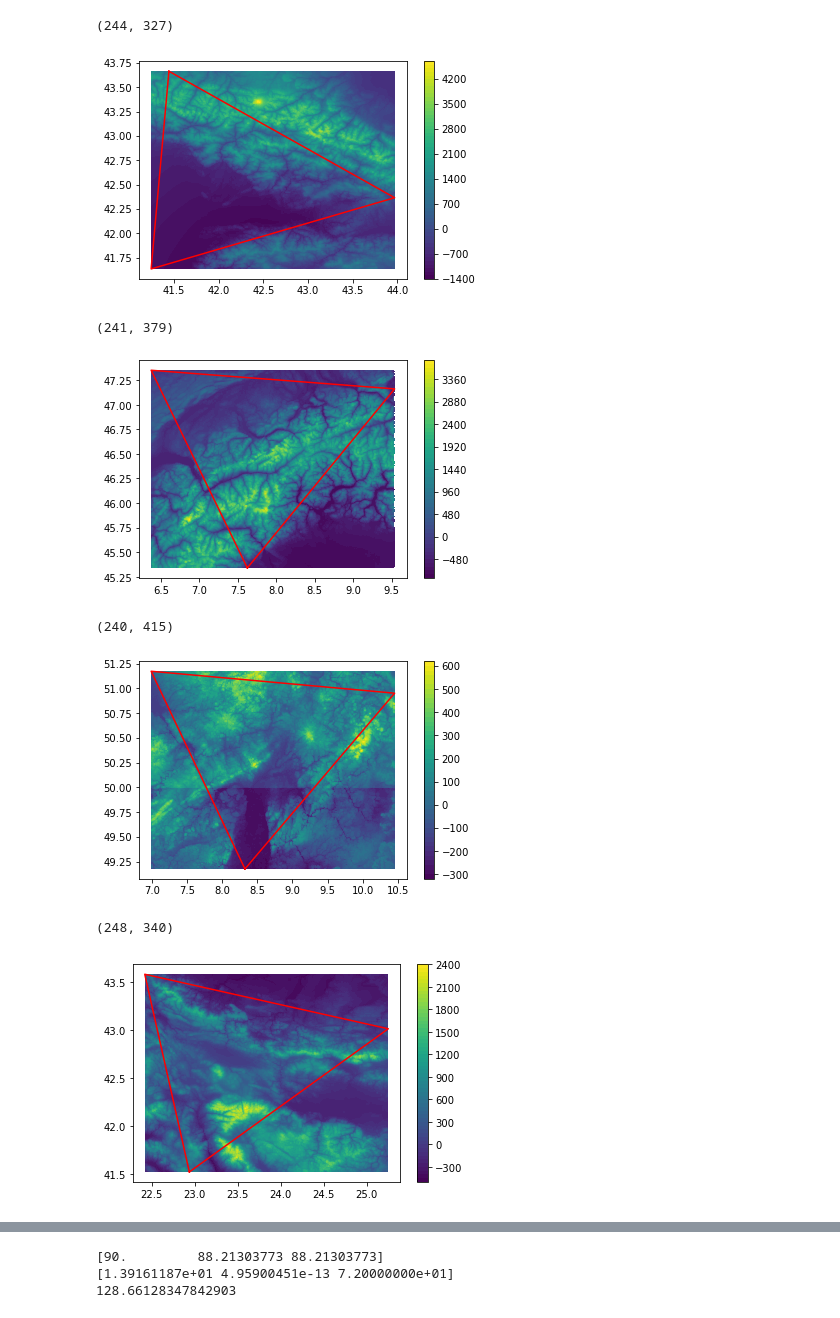
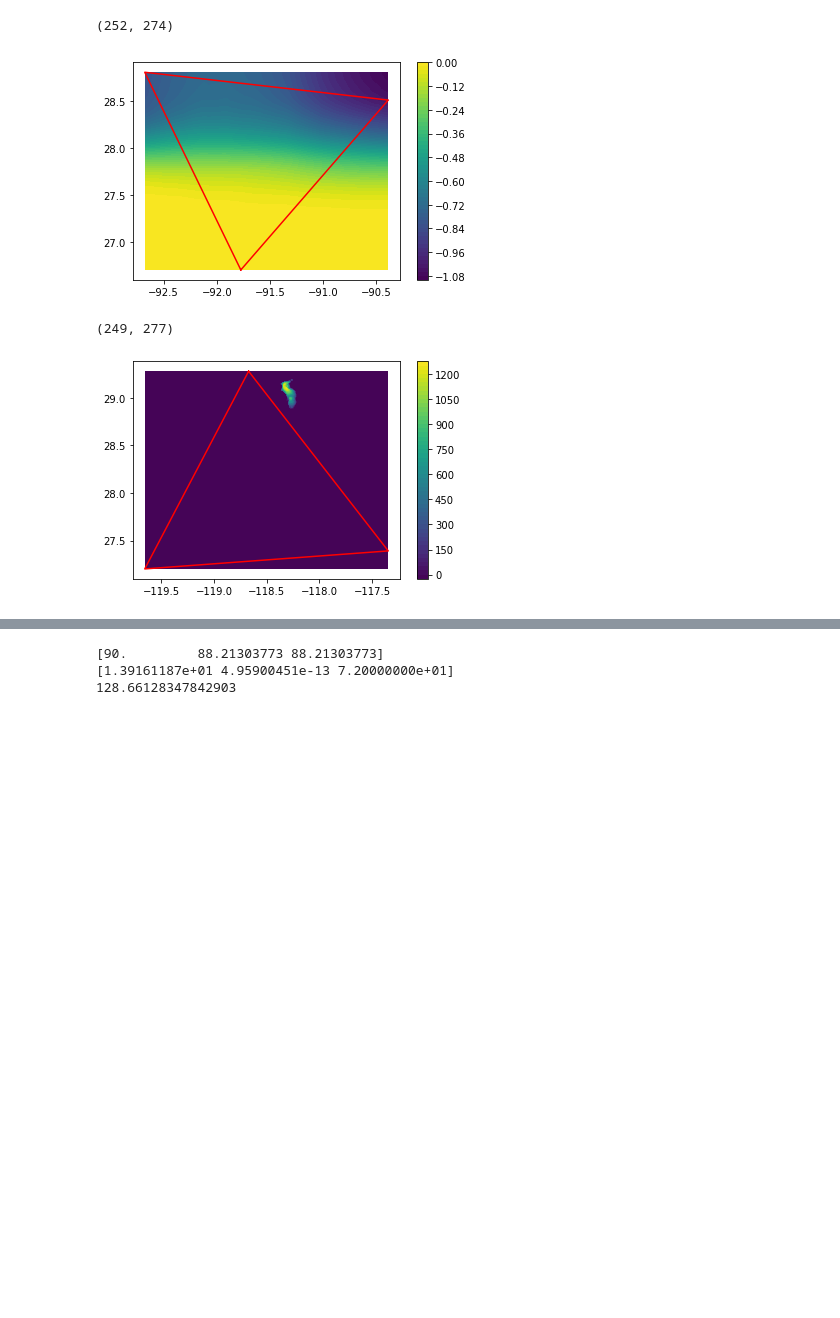
Before and after one commit to ray-chew/CSAM-Fortran, a Jupyter notebook: notebooks/debug_orogsrc.ipynb, the cells around one changed output, grey strips where cells are left out. Cells and saved outputs as stored; diff of their text form; code cells hidden in the pictures; blank space fills up the shorter version.

```diff
--- a/notebooks/debug_orogsrc.ipynb
+++ b/notebooks/debug_orogsrc.ipynb
@@ -82,7 +82,7 @@ def fetch_vwdata_by_idx(datfile,var,lon_centre,lat_centre,lon_vert,lat_vert,link
     # print('Data fetched...')
     return lon_uniq, lat_uniq, topo_2D
 # %%
-sfx = '6'
+sfx = '28deg'
 
 df = nc.Dataset('../data/icon_compact_linked_%s.nc' %sfx)
 
@@ -94,7 +94,7 @@ links = df.variables['links'][:]
 
 df.close()
 
-print(links)
+# print(links)
 
 clat = clat*(180/np.pi)
 clon = clon*(180/np.pi)
@@ -142,10 +142,10 @@ for vid in range(0,nouts):
     # print(lat-lat_grid[:,0])
     # print(lon-lon_grid[0,:])
 
-    plt.contourf(lon,lat,z,60)
-    x = np.append(clon_vertices[vid,:],clon_vertices[vid,0])
-    y = np.append(clat_vertices[vid,:],clat_vertices[vid,0])
-    plt.plot(x,y,'-r')
-    plt.colorbar()
-    plt.show()
+    # plt.contourf(lon,lat,z,60)
+    # x = np.append(clon_vertices[vid,:],clon_vertices[vid,0])
+    # y = np.append(clat_vertices[vid,:],clat_vertices[vid,0])
+    # plt.plot(x,y,'-r')
+    # plt.colorbar()
+    # plt.show()
 # %% [output]
@@ -176,34 +186,33 @@ Wall time: 454 ms
 # %%
-sfx = '6'
+sfx = '28deg'
 df = nc.Dataset('../data/output_%s.nc' %sfx)
 
-for i in range(1,nouts+1):
+# for i in range(1,nouts+1):
+for i in [23,25]:
     name = "topo_%i" %i
     lat_name = "lat_grid_%i" %i
     lon_name = "lon_grid_%i" %i
 
     data = df.variables[name][:]
     lat_grid = df.variables[lat_name][:]
     lon_grid = df.variables[lon_name][:]
+
+    lon_grid[np.where(lon_grid > 180.0)] -= 360.0
 
     print(data.shape)
 
     plt.contourf(lon_grid, lat_grid, data, 60)
 
     vid = i-1
     x = np.append(clon_vertices[vid,:],clon_vertices[vid,0])
     y = np.append(clat_vertices[vid,:],clat_vertices[vid,0])
     plt.plot(x,y,'-r')
     plt.colorbar()
     plt.show()
 
 df.close()
 # %% [output]
-(244, 327)
+(252, 274)
-[figure, old version]
+[figure, new version]
-(241, 379)
+(249, 277)
-[figure, old version]
+[figure, new version]
-(240, 415)
-[figure, removed]
-(248, 340)
-[figure, removed]
```
Also changed, not shown: parts of 8 cells of this notebook, 5 other files.
